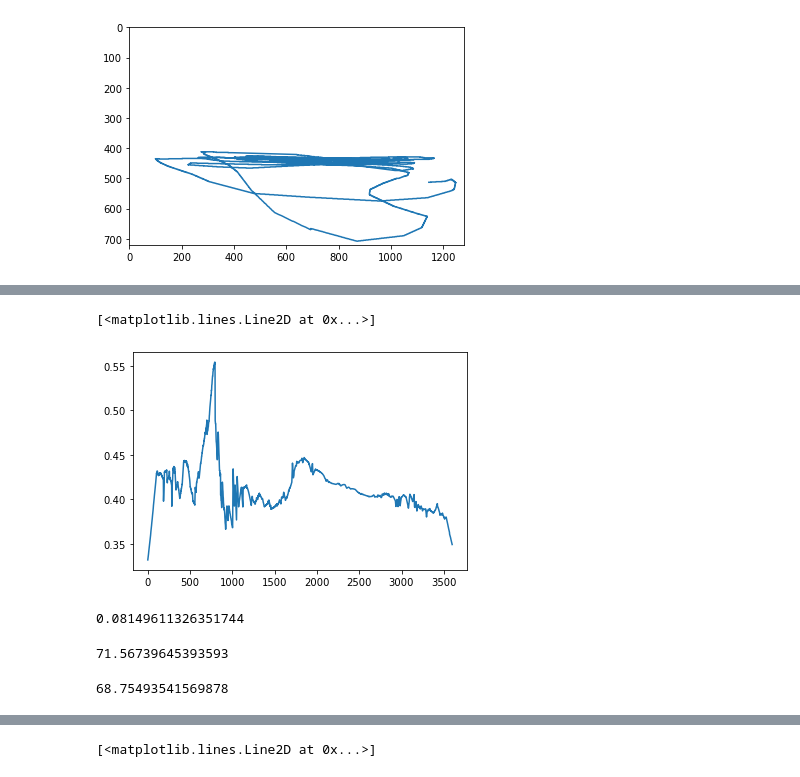
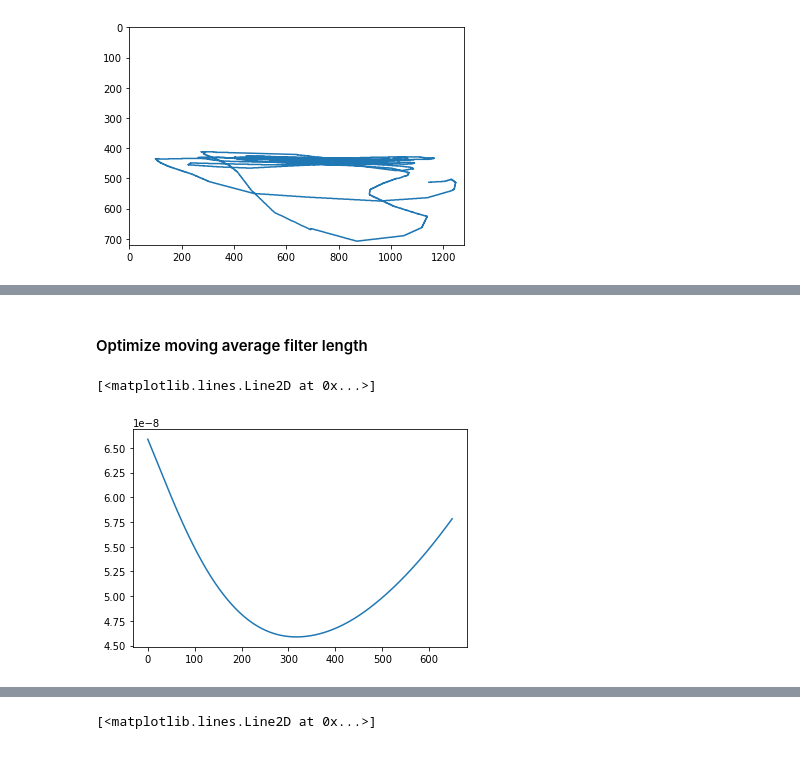
Before and after one commit to Blair-Johnson/crowsnest, a Jupyter notebook: screen_2_gps_regression.ipynb, the cells around one changed output, grey strips where cells are left out. Drawn from its saved outputs; the diff is of its cells as text; code cells hidden in the pictures.

```diff
--- a/screen_2_gps_regression.ipynb
+++ b/screen_2_gps_regression.ipynb
@@ -66,3 +88,18 @@ FOV = best
+# %%
+min_err = 1e10
+best = None
+error = []
+iis = []
+for i in np.arange(.00001,.00005,1e-6):
+    est = i/(comb_data.height/720).values
+    err = ((distances[:25000]-est[:25000])**2).mean()
+    error.append(err)
+    iis.append(i)
+    if err < min_err:
+        min_err = err
+        best = i
+
+factor = best
 # %%
 plt.plot(iis,error)
 # %% [output]
@@ -89,2 +117,0 @@ comb_data
-# %%
-a = (full_data_6.angles.values-RHS_Ang) / (np.sin((1280-full_data_6.x.values)/1280)*np.pi)
@@ -91,5 +126,27 @@ a = (full_data_6.angles.values-RHS_Ang) / (np.sin((1280-full_data_6.x.values)/12
+# %% [markdown]
+#### Optimize moving average filter length
+# %%
+def moving_average(a, n=3) :
+    ret = np.cumsum(a, dtype=float)
+    ret[n:] = ret[n:] - ret[:-n]
+    return ret[n - 1:] / n
+# %%
+min_err = 1e10
+best = None
+error = []
+iis = []
+for i in range(50,700):
+    est = moving_average(factor/(comb_data[:25000].height.values/720),n=i)
+    err = ((distances[:25001-i]-est[:25000])**2).mean()
+    error.append(err)
+    iis.append(i)
+    if err < min_err:
+        min_err = err
+        best = i
+
+window = best
 # %%
-plt.plot(a)
+plt.plot(error)
 # %% [output]
 [<matplotlib.lines.Line2D at 0x...>]
-[figure, old version]
+[figure, new version]
@@ -100,12 +152,0 @@ pred_ang = np.mean(a)*np.sin((1280-data.x.values)/1280*np.pi)
-# %%
-((rel_ang-pred_ang)**2).mean()
-# %% [output]
-0.08149611326351744
-# %%
-np.mean(a)*180/np.pi
-# %% [output]
-71.56739645393593
-# %%
-1.2*180/np.pi
-# %% [output]
-68.75493541569878
```
Also changed, not shown: parts of 35 cells of this notebook.
